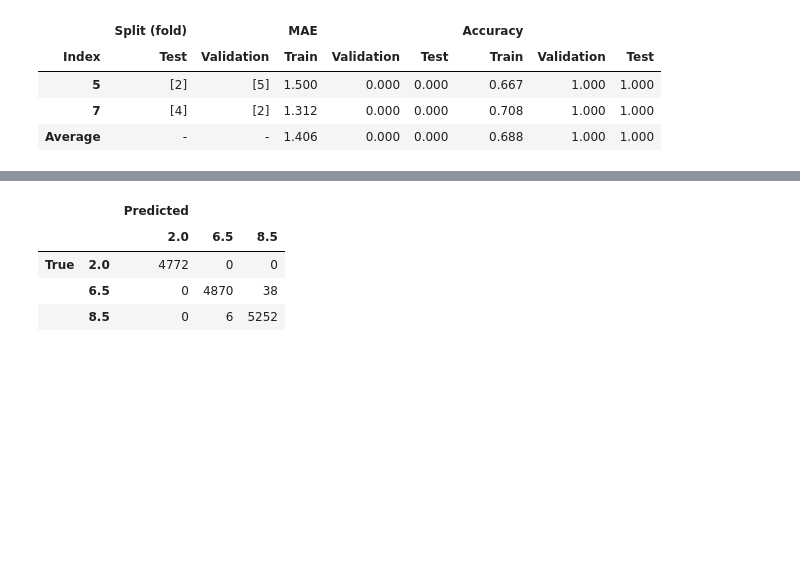
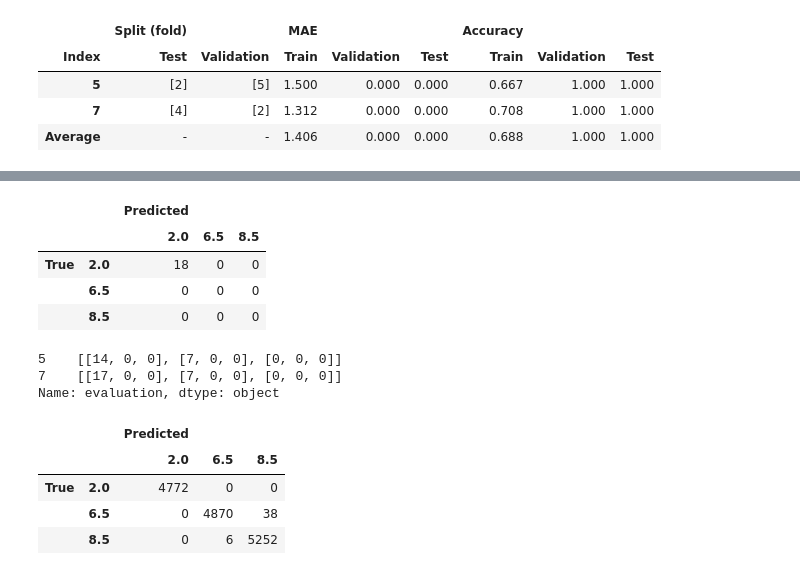
Before and after one commit to Roobahist/fatigue-detection, a Jupyter notebook: temp/temp.ipynb, the cells around one changed output, grey strips where cells are left out. Cells and saved outputs as stored; diff of their text form; code cells hidden in the pictures; blank space fills up the shorter version.

Commit message:
confusion_matrix_results updated to work with new report hierarchy

```diff
--- a/temp/temp.ipynb
+++ b/temp/temp.ipynb
@@ -194,13 +194,3 @@ Try Number 0 Succeeded.
 | 5 | [2] | [5] | 1.500 | 0.000 | 0.000 | 0.667 | 1.000 | 1.000 |
 | 7 | [4] | [2] | 1.312 | 0.000 | 0.000 | 0.708 | 1.000 | 1.000 |
 | Average | - | - | 1.406 | 0.000 | 0.000 | 0.688 | 1.000 | 1.000 |
-# %%
-data = table_results(
-    '/home/mojtaba.kananisarche/Zh/outputs/2025-04-20|06:42:10|RNN_FACENET_5CV',
-    slice_or_video='video',
-    video_voting_method='class_average',
-    height = 2,
-    width=5,
-    maximum_tries=0,
-)
-data
@@ -213,9 +196,0 @@ data
-# %%
-data = table_results(
-    '/home/mojtaba.kananisarche/Zh/outputs/2025-04-20|06:42:10|RNN_FACENET_5CV',
-    slice_or_video='video',
-    video_voting_method='class_average',
-    height = 2,
-    width=2
-)
-data
@@ -262,15 +196,0 @@ data['evaluation_train'][5]
-# %%
-data = table_results(
-    results_directory_path = '/home/mojtaba.kananisarche/Zh/models/2025-04-15|23:45:55|RNN_FACENET_5CV',
-    unique_classes         = [2,6.5,8.5],
-    index                  = -1,
-    split                  = 'all',
-    cmap                   = None,
-    corner_bg_color        = 'indianred',
-    corner_text_color      = 'black',
-    labels_bg_color        = 'beige',
-    labels_text_color      = 'black',
-    pred_true_bg_color     = 'silver',
-    pred_true_text_color   = 'black',
-    maximum_tries          = 0
-)
@@ -280,0 +422,7 @@ split - val
+# %%
+data = confusion_matrix_results(
+    '/home/mojtaba.kananisarche/Zh/outputs/2025-04-20|06:42:10|RNN_FACENET_5CV',
+    unique_classes=[2,6.5,8.5],
+    maximum_tries=0
+)
+data
@@ -281,3 +436,17 @@ split - val
+# %%
+data['val']
+# %% [output]
+|  |  | Predicted |  |  |
+|  |  | 2.0 | 6.5 | 8.5 |
+| True | 2.0 | 18 | 0 | 0 |
+|  | 6.5 | 0 | 0 | 0 |
+|  | 8.5 | 0 | 0 | 0 |
+# %%
+data['evaluation'].apply(lambda x: x['train']['metrics']['slice']['confusion matrix'])
+# %% [output]
+5    [[14, 0, 0], [7, 0, 0], [0, 0, 0]]
+7    [[17, 0, 0], [7, 0, 0], [0, 0, 0]]
+Name: evaluation, dtype: object
 # %%
 data['train']
 # %% [output]
```
Also changed, not shown: parts of 9 cells of this notebook, 1 other file.
